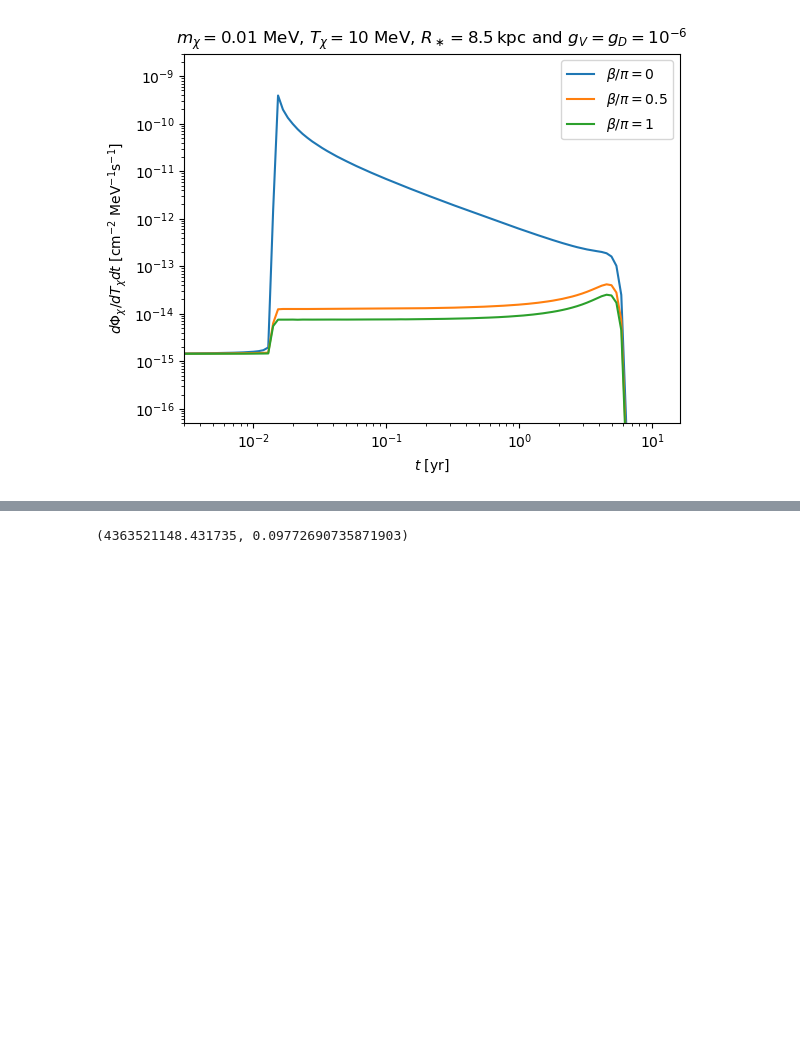
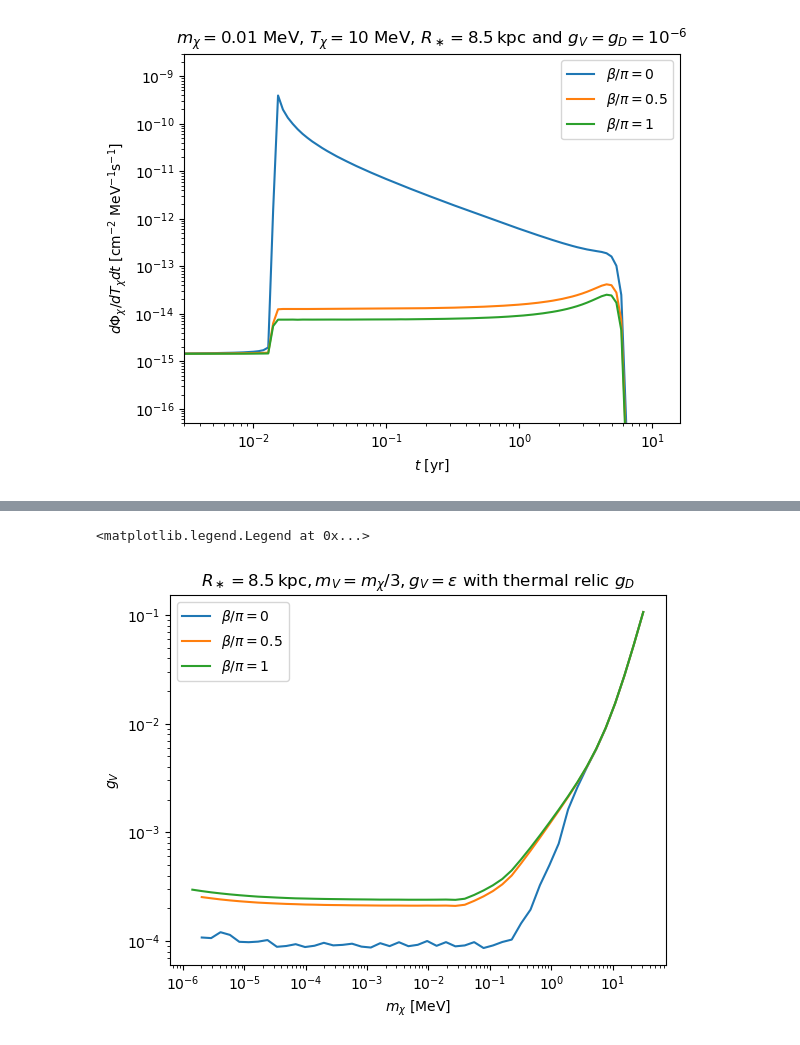
Before and after one commit to yenhsunlin/SNnuBDM2, a Jupyter notebook: src/plot.ipynb, the cells around one changed output, grey strips where cells are left out. Saved outputs shown, nothing was run; the diff lists cells and outputs as text; code cells hidden in the pictures; blank space fills up the shorter version.

```diff
--- a/src/plot.ipynb
+++ b/src/plot.ipynb
@@ -75,4 +219,38 @@ get_tvan_thetaM(100,0.1,8.5)
 # %%
-get_tvan_thetaM(5,0.1,8.5)
+# gD constraint from thermal relic
+gD_canonical = []
+for mx in mx_list:
+    mV = mx/3
+    gD_canonical.append(canonicalConstraint_gD(mx,mV))
-# %% [output]
-(4363521148.431735, 0.09772690735871903)
+# %%
+# Constraint gV
+gV_LightMv_constraint_beta = []
+gV_EqualMv_constraint_beta = []
+for beta_num in range(len(beta)):
+    gV_constraint = []
+    for i in range(len(mx_list)):
+        # background
+        b = backgroundSK[i]
+        # required s
+        s = sensitivity(b)
+        # constraint on gV, assuming gV = eps
+        gV_required = (s/gD_canonical[i]**4/event_beta[:,:,1][beta_num,i])**0.25
+        gV_constraint.append(gV_required)
+    gV_constraint_beta.append(gV_constraint)
+gV_constraint_beta = np.array(gV_constraint_beta)
+# %%
+for i in range(3):
+    plt.plot(event_beta[i,:,0],gV_constraint_beta[i],label=r'$\beta/\pi = $'+str(beta[i]))
+#plt.plot(mx_list,backgroundSK,'.',label='Background')
+plt.xscale('log')
+plt.yscale('log')
+plt.xlabel('$m_\chi$ [MeV]')
+plt.ylabel(r'$g_V$')
+plt.title(r'$R_\ast=8.5\,{\rm kpc},m_V=m_\chi/3,g_V=\epsilon$ with thermal relic $g_D$')
+plt.legend()
+#plt.savefig('eventSK.pdf',bbox_inches='tight')
+#plt.xlim(3e-3,)
+#plt.ylim(5e-17,3e-9)
+# %% [output]
+<matplotlib.legend.Legend at 0x...>
+[figure, added]
```
Also changed, not shown: parts of 12 cells of this notebook, 4 other files.
